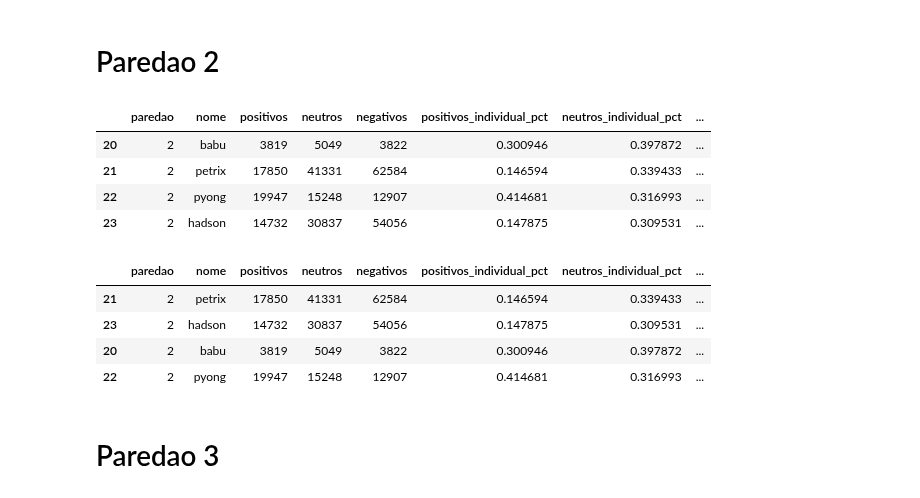
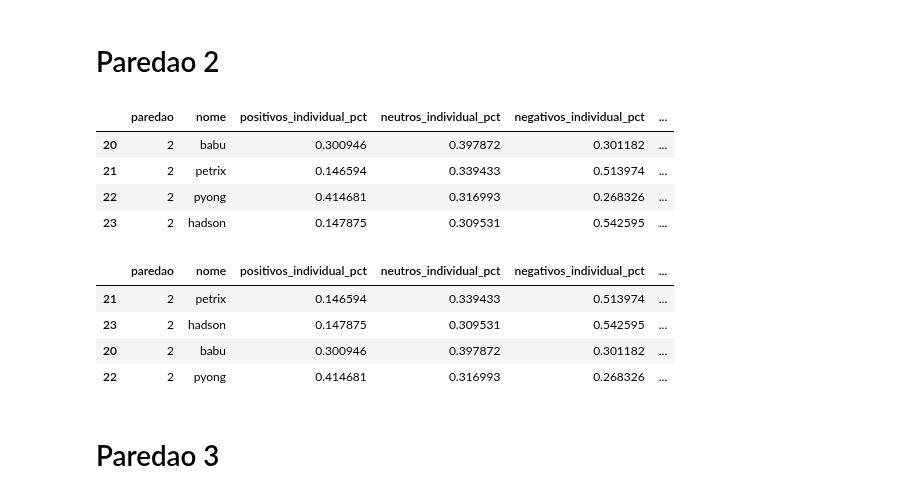
Before and after one commit to kenzosakiyama/BBBert20, a Jupyter notebook: regression/random_forest_regression.ipynb, the cells around one changed output. Drawn from its saved outputs; the diff is of its cells as text; code cells hidden in the pictures.

```diff
--- a/regression/random_forest_regression.ipynb
+++ b/regression/random_forest_regression.ipynb
@@ -7,6 +7,8 @@ import pandas as pd
 import numpy as np
 from regression_utils import *
 from sklearn.ensemble import RandomForestRegressor
+# %%
+REMOVE = ["positivos", "neutros", "negativos", "likes", "retweets", "day2", "day3"]
 # %%
 NORMALIZE = False
 ESTIMATORS = 1000
@@ -42,14 +44,14 @@ test_df.sort_values(by="predicao", ascending=False)
 # %% [markdown]
 # Paredao 2
 # %%
-train_df, test_df = get_train_test(2, normalize=NORMALIZE)
+train_df, test_df = get_train_test(2, normalize=NORMALIZE, drop_columns=REMOVE)
 test_df
 # %% [output]
-|  | paredao | nome | positivos | neutros | negativos | positivos_individual_pct | neutros_individual_pct | ... |
-| 20 | 2 | babu | 3819 | 5049 | 3822 | 0.300946 | 0.397872 | ... |
-| 21 | 2 | petrix | 17850 | 41331 | 62584 | 0.146594 | 0.339433 | ... |
-| 22 | 2 | pyong | 19947 | 15248 | 12907 | 0.414681 | 0.316993 | ... |
-| 23 | 2 | hadson | 14732 | 30837 | 54056 | 0.147875 | 0.309531 | ... |
+|  | paredao | nome | positivos_individual_pct | neutros_individual_pct | negativos_individual_pct | ... |
+| 20 | 2 | babu | 0.300946 | 0.397872 | 0.301182 | ... |
+| 21 | 2 | petrix | 0.146594 | 0.339433 | 0.513974 | ... |
+| 22 | 2 | pyong | 0.414681 | 0.316993 | 0.268326 | ... |
+| 23 | 2 | hadson | 0.147875 | 0.309531 | 0.542595 | ... |
 # %%
 x_train, y_train = train_df.drop(columns=["paredao", "nome", "rejeicao"], axis=1).to_numpy(), train_df.drop(columns=train_df.columns[:-1], axis=1).to_numpy()
 x_test, y_test = test_df.drop(columns=["paredao", "nome", "rejeicao"], axis=1).to_numpy(), test_df.drop(columns=train_df.columns[:-1], axis=1).to_numpy()
@@ -64,11 +66,11 @@ summary_df = summary_df.append(test_df, ignore_index=True, sort=False)
 # %%
 test_df.sort_values(by="predicao", ascending=False)
 # %% [output]
-|  | paredao | nome | positivos | neutros | negativos | positivos_individual_pct | neutros_individual_pct | ... |
-| 21 | 2 | petrix | 17850 | 41331 | 62584 | 0.146594 | 0.339433 | ... |
-| 23 | 2 | hadson | 14732 | 30837 | 54056 | 0.147875 | 0.309531 | ... |
-| 20 | 2 | babu | 3819 | 5049 | 3822 | 0.300946 | 0.397872 | ... |
-| 22 | 2 | pyong | 19947 | 15248 | 12907 | 0.414681 | 0.316993 | ... |
+|  | paredao | nome | positivos_individual_pct | neutros_individual_pct | negativos_individual_pct | ... |
+| 21 | 2 | petrix | 0.146594 | 0.339433 | 0.513974 | ... |
+| 23 | 2 | hadson | 0.147875 | 0.309531 | 0.542595 | ... |
+| 20 | 2 | babu | 0.300946 | 0.397872 | 0.301182 | ... |
+| 22 | 2 | pyong | 0.414681 | 0.316993 | 0.268326 | ... |
 # %% [markdown]
 # Paredao 3
 # %%
```
Also changed, not shown: parts of 21 cells of this notebook, 2 other files.
